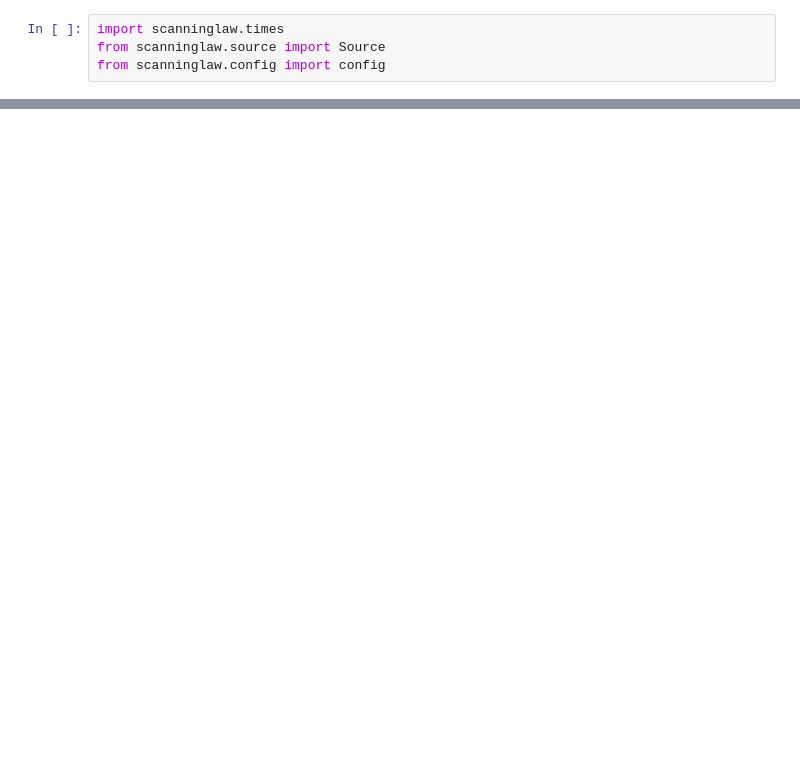
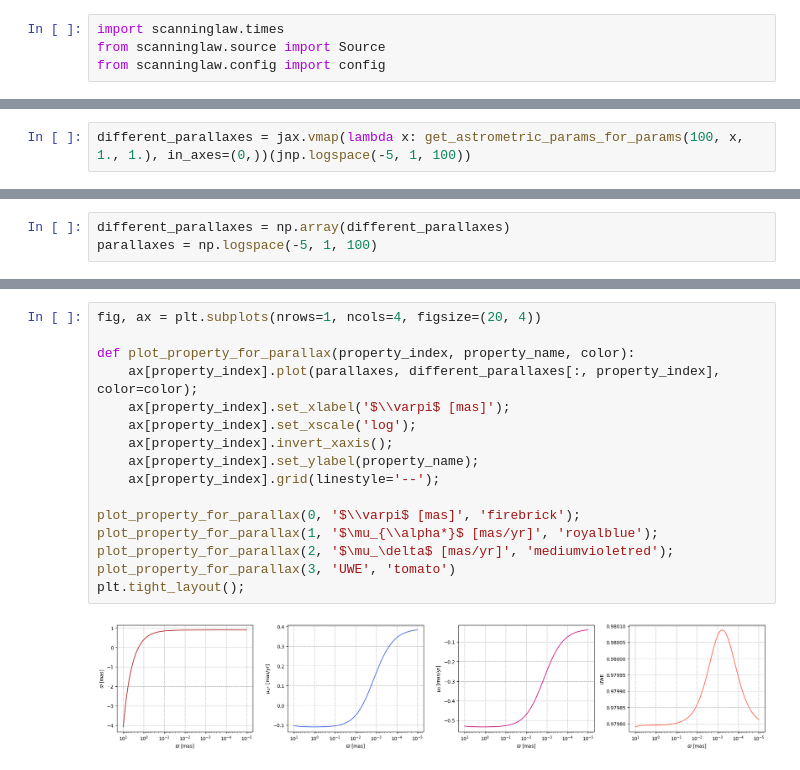
Before and after one commit to maja-jablonska/jaxtromet.py, a Jupyter notebook: QSO.ipynb, the cells around one changed output, grey strips where cells are left out. Drawn from its saved outputs; the diff is of its cells as text; blank space fills up the shorter version.

```diff
--- a/QSO.ipynb
+++ b/QSO.ipynb
@@ -194,0 +443,2 @@ mock_observations(100., 0.125, 1., 1., 7200., 1., 1., key)
+# %%
+different_parallaxes = jax.vmap(lambda x: get_astrometric_params_for_params(100, x, 1., 1.), in_axes=(0,))(jnp.logspace(-5, 1, 100))
@@ -194,0 +448,3 @@ mock_observations(100., 0.125, 1., 1., 7200., 1., 1., key)
+# %%
+different_parallaxes = np.array(different_parallaxes)
+parallaxes = np.logspace(-5, 1, 100)
@@ -194,0 +477,18 @@ mock_observations(100., 0.125, 1., 1., 7200., 1., 1., key)
+# %%
+fig, ax = plt.subplots(nrows=1, ncols=4, figsize=(20, 4))
+
+def plot_property_for_parallax(property_index, property_name, color):
+    ax[property_index].plot(parallaxes, different_parallaxes[:, property_index], color=color);
+    ax[property_index].set_xlabel('$\\varpi$ [mas]');
+    ax[property_index].set_xscale('log');
+    ax[property_index].invert_xaxis();
+    ax[property_index].set_ylabel(property_name);
+    ax[property_index].grid(linestyle='--');
+
+plot_property_for_parallax(0, '$\\varpi$ [mas]', 'firebrick');
+plot_property_for_parallax(1, '$\mu_{\\alpha*}$ [mas/yr]', 'royalblue');
+plot_property_for_parallax(2, '$\mu_\delta$ [mas/yr]', 'mediumvioletred');
+plot_property_for_parallax(3, 'UWE', 'tomato')
+plt.tight_layout();
+# %% [output]
+[figure, added]
```
Also changed, not shown: parts of 36 cells of this notebook.
